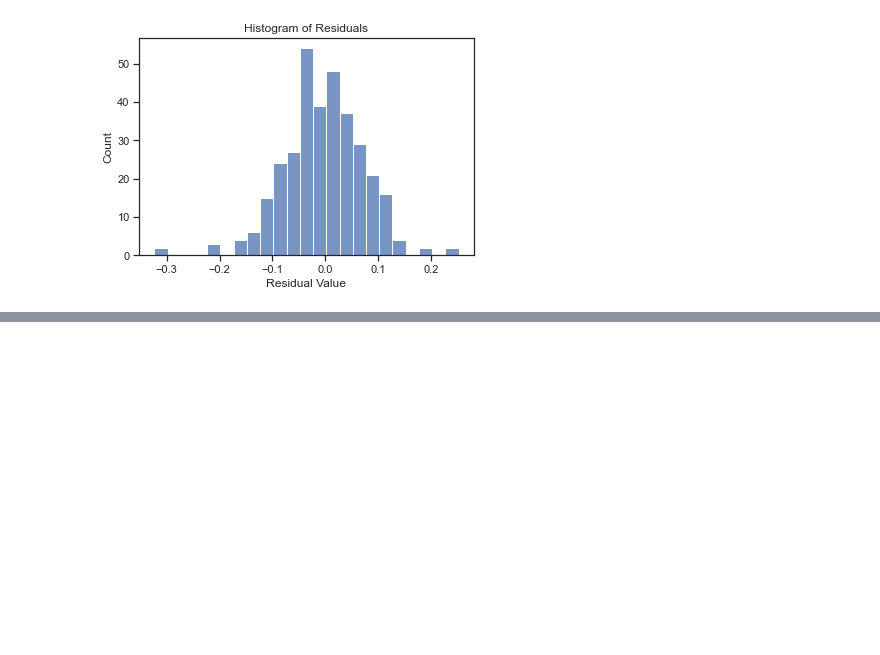
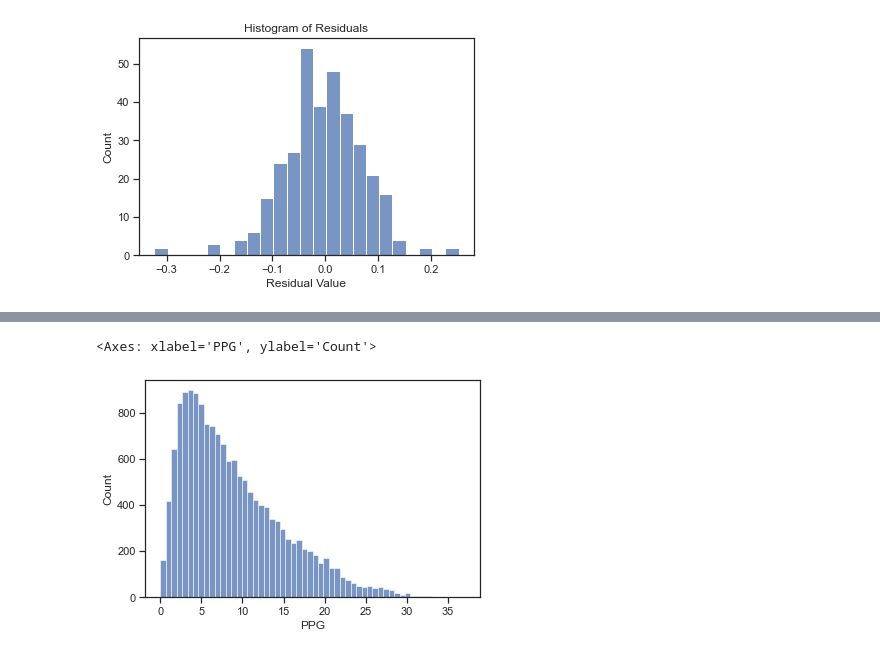
Before and after one commit to marcelcastrolima/nba_data_project, a Jupyter notebook: nba_csv.ipynb, the cells around one changed output, grey strips where cells are left out. Drawn from its saved outputs; the diff is of its cells as text; code cells hidden in the pictures; blank space fills up the shorter version.

Commit message:
pulled roster and players data

```diff
--- a/nba_csv.ipynb
+++ b/nba_csv.ipynb
@@ -427,0 +407,8 @@ X_train_scaled
+# %%
+rosters_players_combined = pd.read_csv('rosters_players_combined.csv')
+# %%
+rosters_players_cleaned = rosters_players_combined.drop(['LeagueID', 'NICKNAME', 'PLAYER_SLUG', 'NUM', 'HEIGHT', 'WEIGHT', 'BIRTH_DATE', 'AGE', 'EXP', 'SCHOOL', 'HOW_ACQUIRED', 'LEAGUE_ID', 'PLAYER_AGE'], axis=1)
+# %%
+rosters_players_cleaned['PPG'] = rosters_players_cleaned['PTS']/rosters_players_cleaned['GP']
+# %%
+rosters_players_cleaned['MINPG'] = rosters_players_cleaned['MIN']/rosters_players_cleaned['GP']
@@ -427,0 +457,5 @@ X_train_scaled
+# %%
+sns.histplot(rosters_players_cleaned['PPG'])
+# %% [output]
+<Axes: xlabel='PPG', ylabel='Count'>
+[figure, added]
```
Also changed, not shown: parts of 12 cells of this notebook, 4 other files.
